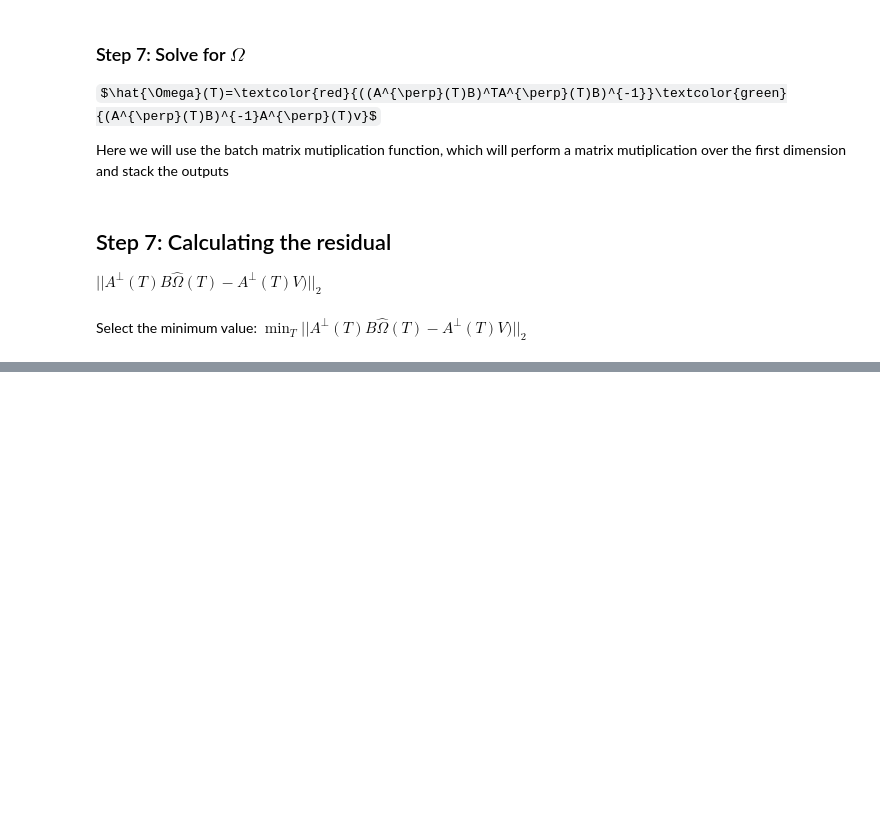
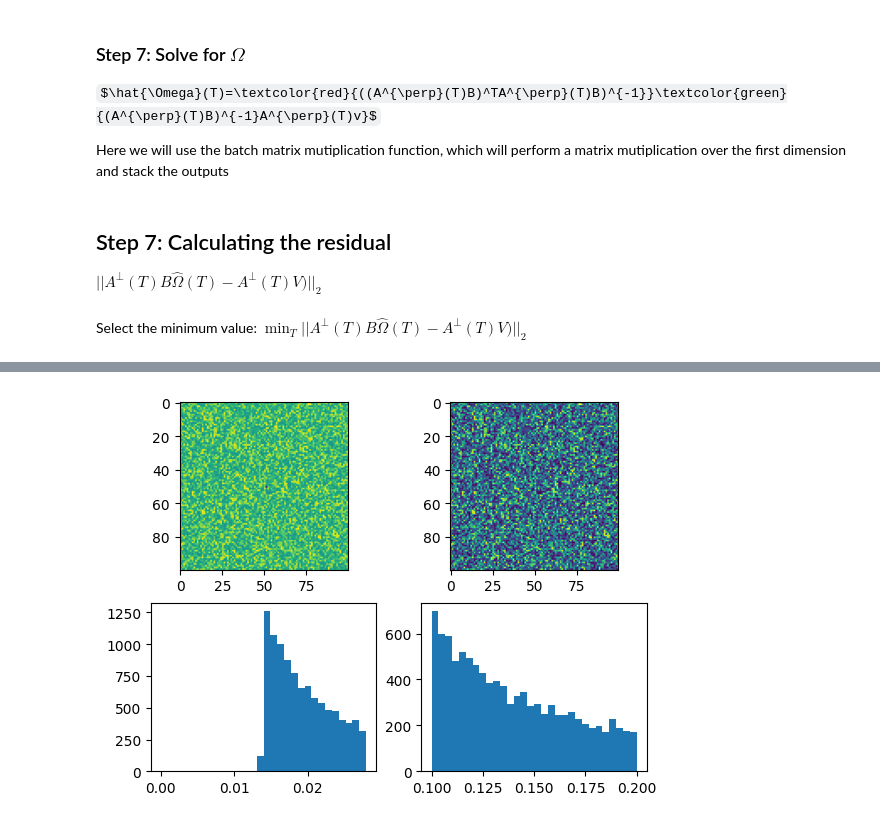
Before and after one commit to anthonytec2/heeger_jepson, a Jupyter notebook: egomotion.ipynb, the cells around one changed output, grey strips where cells are left out. Drawn from its saved outputs; the diff is of its cells as text; code cells hidden in the pictures; some formulas as TeX source; blank space fills up the shorter version.

```diff
--- a/egomotion.ipynb
+++ b/egomotion.ipynb
@@ -390,0 +422,19 @@ assert jnp.all(Omega_min == Omega_min2)
+# %%
+rot_corr_flow = V - (B @ Omega_min)
+# %%
+AT_min = A @ T_min
+# %%
+lhs_term = jnp.sum(rot_corr_flow * AT_min, axis=1)
+rhs_term = jnp.sum(AT_min**2, axis=1)
+inv_depth = lhs_term / (rhs_term + 1e-7)
+# %%
+plt.subplot(2, 2, 1)
+plt.imshow(inv_depth.reshape(res[0], res[1]))
+plt.subplot(2, 2, 2)
+plt.imshow(1 / Z[:, 0].reshape(res[0], res[1]))
+plt.subplot(2, 2, 3)
+_ = plt.hist(inv_depth, bins=30)
+plt.subplot(2, 2, 4)
+_ = plt.hist(1 / Z[:, 0], bins=30)
+# %% [output]
+[figure, added]
```
Also changed, not shown: parts of 6 cells of this notebook, 1 other file.
